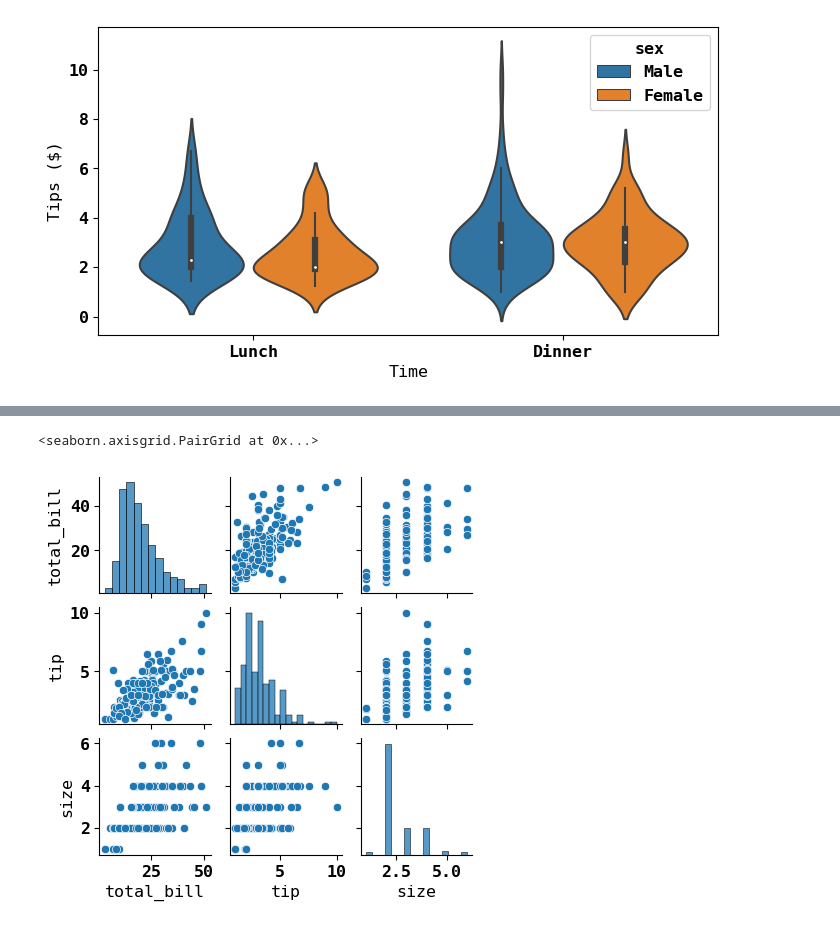
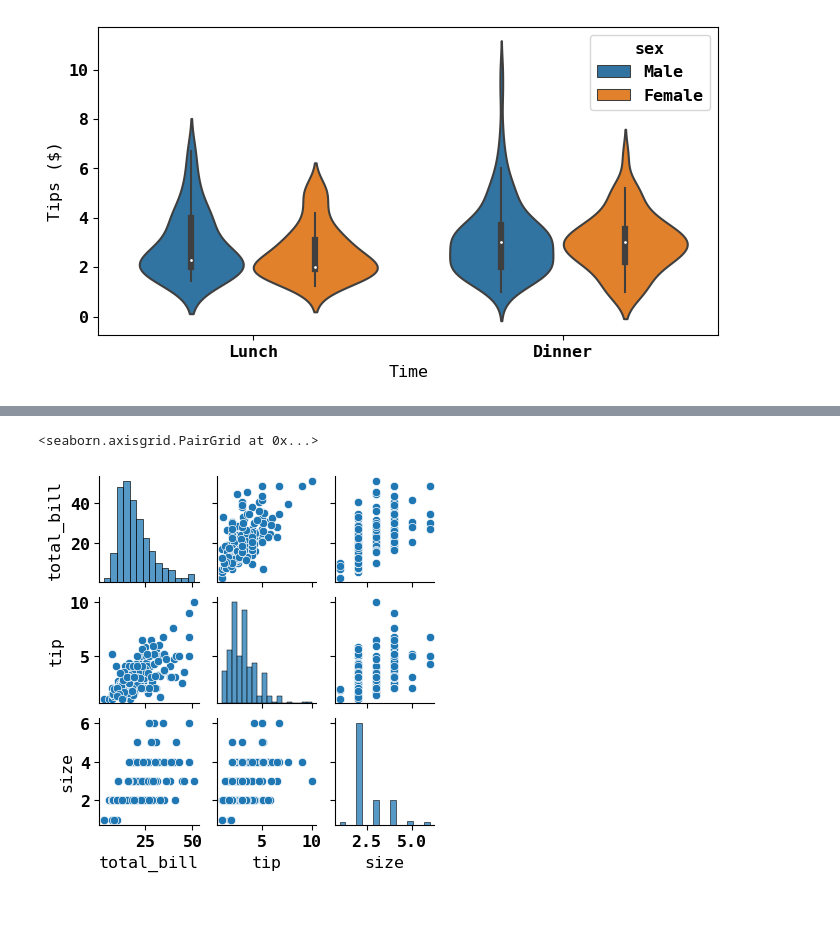
Before and after one commit to joachimkrasmussen/ISDS, a Jupyter notebook: session_3/module_3_slides.ipynb, the cells around one changed output, grey strips where cells are left out. Cells and saved outputs as stored; diff of their text form; code cells hidden in the pictures.

```diff
--- a/session_3/module_3_slides.ipynb
+++ b/session_3/module_3_slides.ipynb
@@ -544,6 +547,6 @@ ax.set(xlabel='Total Bill ($)', ylabel='Tips ($)')
 *How can we plot the relationship for more than two numeric variables?*
 # %%
-sns.pairplot(tips, height=2.3, size=1.5) # make hist and scatter for all
+sns.pairplot(tips, height=2.3, size=1.4) # make hist and scatter for all
 # %% [output]
 <seaborn.axisgrid.PairGrid at 0x...>
-[figure, old version]
+[figure, new version]
```
Also changed, not shown: parts of 48 cells of this notebook, 2 other files.
